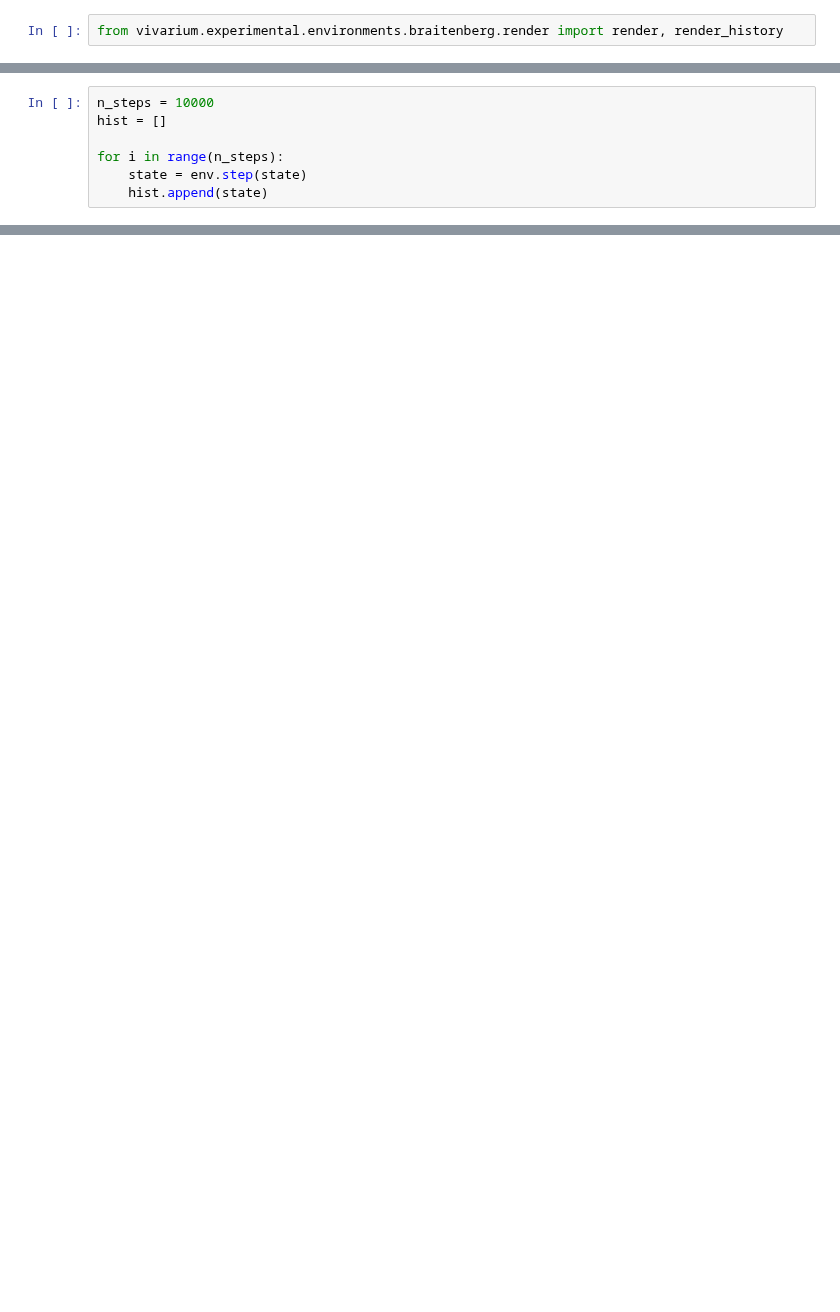
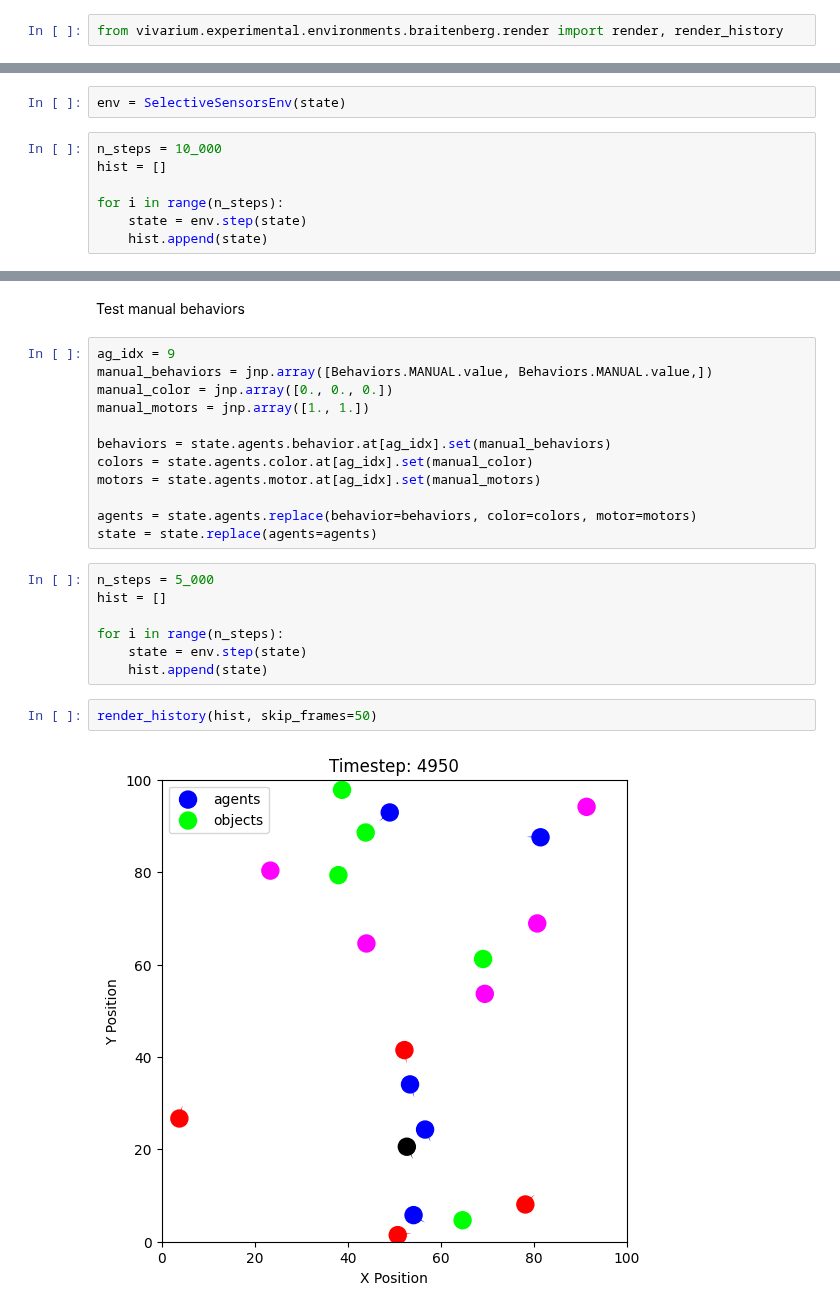
Before and after one commit to clement-moulin-frier/vivarium, a Jupyter notebook: vivarium/experimental/notebooks/selective_sensors.ipynb, the cells around one changed output, grey strips where cells are left out. Saved outputs shown, nothing was run; the diff lists cells and outputs as text; blank space fills up the shorter version.

Commit message:
Add manual mode in selective sensors and add some documentation

```diff
--- a/vivarium/experimental/notebooks/selective_sensors.ipynb
+++ b/vivarium/experimental/notebooks/selective_sensors.ipynb
@@ -736,5 +669,7 @@ render(state)
+# %%
+env = SelectiveSensorsEnv(state)
 # %%
-n_steps = 10000
+n_steps = 10_000
 hist = []
 
 for i in range(n_steps):
@@ -746,0 +682,25 @@ render_history(hist, skip_frames=50)
+# %% [markdown]
+Test manual behaviors
+# %%
+ag_idx = 9
+manual_behaviors = jnp.array([Behaviors.MANUAL.value, Behaviors.MANUAL.value,])
+manual_color = jnp.array([0., 0., 0.])
+manual_motors = jnp.array([1., 1.])
+
+behaviors = state.agents.behavior.at[ag_idx].set(manual_behaviors)
+colors = state.agents.color.at[ag_idx].set(manual_color)
+motors = state.agents.motor.at[ag_idx].set(manual_motors)
+
+agents = state.agents.replace(behavior=behaviors, color=colors, motor=motors)
+state = state.replace(agents=agents)
+# %%
+n_steps = 5_000
+hist = []
+
+for i in range(n_steps):
+    state = env.step(state)
+    hist.append(state)
+# %%
+render_history(hist, skip_frames=50)
+# %% [output]
+[figure, added]
```
Also changed, not shown: parts of 38 cells of this notebook.
